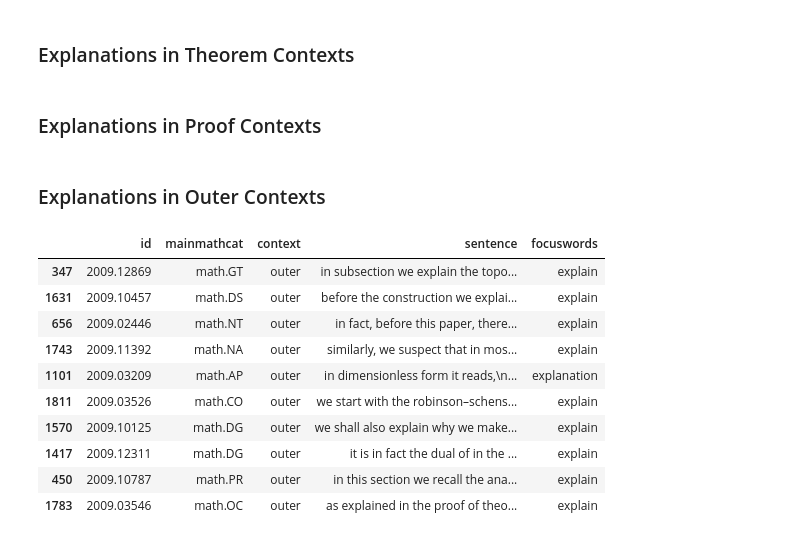
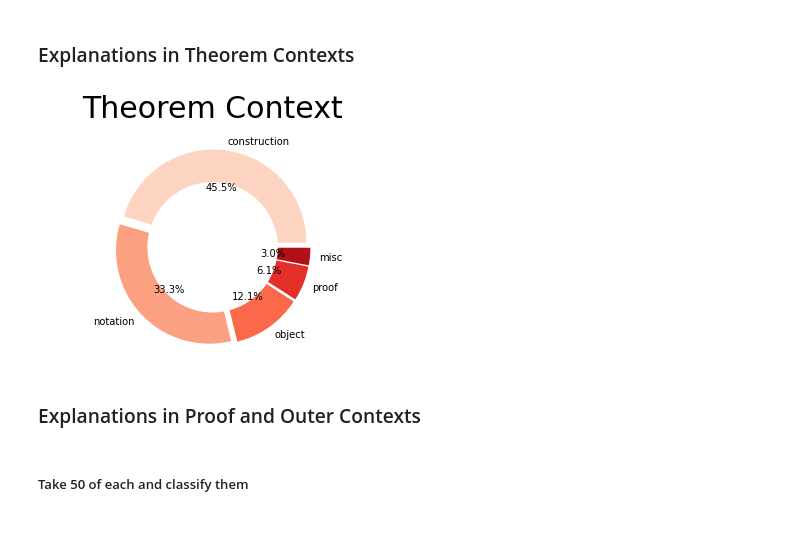
Before and after one commit to Path-to-Exile/text-mining-explanations-in-mathematics, a Jupyter notebook: explanations-theorems-proofs.ipynb, the cells around one changed output. Drawn from its saved outputs; the diff is of its cells as text; code cells hidden in the pictures.

```diff
--- a/explanations-theorems-proofs.ipynb
+++ b/explanations-theorems-proofs.ipynb
@@ -38,2 +42,25 @@ theoremexpla_df.to_feather(path+'/proof-theorem-explanations/theorem_explanation
+# %%
+theorem_classification = pd.read_csv('/Users/Svesketerning/Google-Drev/experiments/qualitative-classification/theorem-Table 1.csv',
+           error_bad_lines=False, delimiter = ';')['kind']
+theorem_classification = theorem_classification.replace(to_replace = ['facts'],
+                                                       value = 'misc')
+# Pie chart
+fig1, ax1 = plt.subplots()
+plt.title(label = 'Theorem Context', fontsize = 30, pad=20)
+ax1.pie(theorem_classification.value_counts(),
+        labels = theorem_classification.value_counts().index,
+#        textprops={'fontsize': 20},
+        autopct='%1.1f%%',
+        explode = [0.05]*len(theorem_classification.unique()),
+        colors=sns.color_palette("Reds", n_colors=len(theorem_classification.unique())))
+#draw circle
+centre_circle = plt.Circle((0,0),0.70,fc='white')
+fig = plt.gcf()
+fig.gca().add_artist(centre_circle)
+ax1.axis('equal')
+plt.savefig(path+'/figures/theorem_piechart'+timestr+'.pdf', bbox_inches='tight')
+plt.show()
+# %% [output]
+[figure, added]
 # %% [markdown]
-### Explanations in Proof Contexts
+### Explanations in Proof and Outer Contexts
@@ -50,2 +66,0 @@ np.random.seed(42)
-# %% [markdown]
-### Explanations in Outer Contexts
@@ -58,17 +66,0 @@ test_df = sentence_extract(explanation_df,[], contexts = ['outer'], remove_focus
-# %%
-#np.random.seed(42)
-np.random.seed(24)
-
-test_df.sample(10)
-# %% [output]
-|  | id | mainmathcat | context | sentence | focuswords |
-| 347 | 2009.12869 | math.GT | outer | in subsection we explain the topo... | explain |
-| 1631 | 2009.10457 | math.DS | outer | before the construction we explai... | explain |
-| 656 | 2009.02446 | math.NT | outer | in fact, before this paper, there... | explain |
-| 1743 | 2009.11392 | math.NA | outer | similarly, we suspect that in mos... | explain |
-| 1101 | 2009.03209 | math.AP | outer | in dimensionless form it reads,\n... | explanation |
-| 1811 | 2009.03526 | math.CO | outer | we start with the robinson–schens... | explain |
-| 1570 | 2009.10125 | math.DG | outer | we shall also explain why we make... | explain |
-| 1417 | 2009.12311 | math.DG | outer | it is in fact the dual of in the ... | explain |
-| 450 | 2009.10787 | math.PR | outer | in this section we recall the ana... | explain |
-| 1783 | 2009.03546 | math.OC | outer | as explained in the proof of theo... | explain |
@@ -74,0 +84,2 @@ test_df.sample(10)
+# %% [markdown]
+##### Take 50 of each and classify them
```
Also changed, not shown: parts of 13 cells of this notebook, 8 other files.
